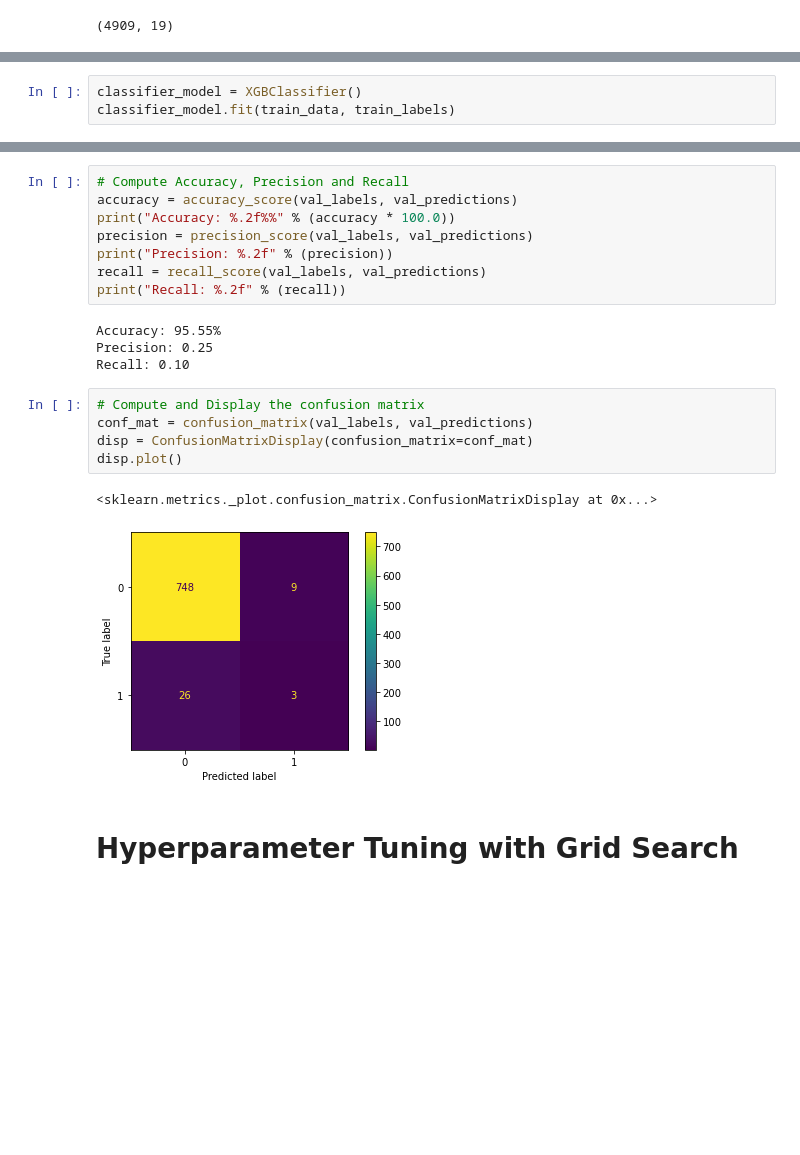
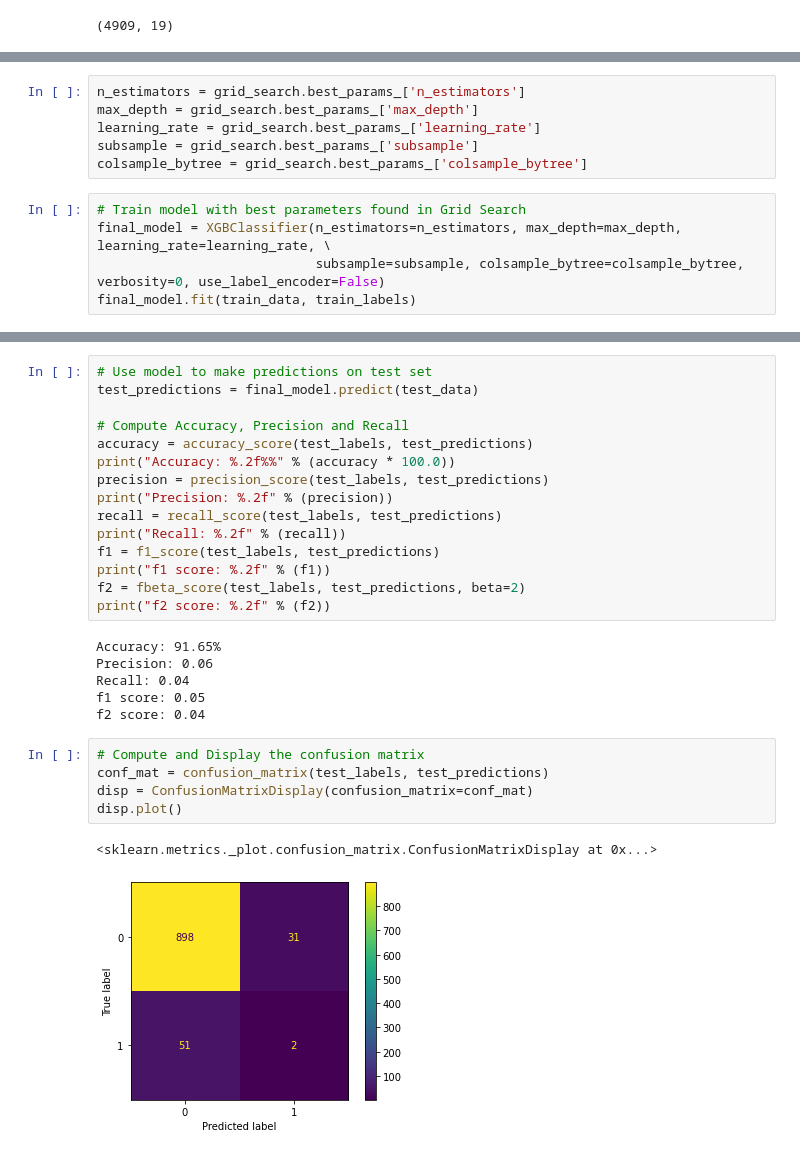
Before and after one commit to jamessalem/Stroke-Prediction, a Jupyter notebook: trainXGBoost.ipynb, the cells around one changed output, grey strips where cells are left out. Drawn from its saved outputs; the diff is of its cells as text; blank space fills up the shorter version.

Commit message:
Replace training with default parameters with a grid search hyperparameter tuning

```diff
--- a/trainXGBoost.ipynb
+++ b/trainXGBoost.ipynb
@@ -54,3 +116,0 @@ train_data.shape
-# %%
-classifier_model = XGBClassifier()
-classifier_model.fit(train_data, train_labels)
@@ -72,0 +117,11 @@ val_predictions = classifier_model.predict(val_data)
+# %%
+n_estimators = grid_search.best_params_['n_estimators']
+max_depth = grid_search.best_params_['max_depth']
+learning_rate = grid_search.best_params_['learning_rate']
+subsample = grid_search.best_params_['subsample']
+colsample_bytree = grid_search.best_params_['colsample_bytree']
+# %%
+# Train model with best parameters found in Grid Search
+final_model = XGBClassifier(n_estimators=n_estimators, max_depth=max_depth, learning_rate=learning_rate, \
+                            subsample=subsample, colsample_bytree=colsample_bytree, verbosity=0, use_label_encoder=False)
+final_model.fit(train_data, train_labels)
@@ -73,22 +142,29 @@ val_predictions = classifier_model.predict(val_data)
 # %%
+# Use model to make predictions on test set
+test_predictions = final_model.predict(test_data)
+
 # Compute Accuracy, Precision and Recall
-accuracy = accuracy_score(val_labels, val_predictions)
+accuracy = accuracy_score(test_labels, test_predictions)
 print("Accuracy: %.2f%%" % (accuracy * 100.0))
-precision = precision_score(val_labels, val_predictions)
+precision = precision_score(test_labels, test_predictions)
 print("Precision: %.2f" % (precision))
-recall = recall_score(val_labels, val_predictions)
+recall = recall_score(test_labels, test_predictions)
 print("Recall: %.2f" % (recall))
+f1 = f1_score(test_labels, test_predictions)
+print("f1 score: %.2f" % (f1))
+f2 = fbeta_score(test_labels, test_predictions, beta=2)
+print("f2 score: %.2f" % (f2))
 # %% [output]
-Accuracy: 95.55%
-Precision: 0.25
-Recall: 0.10
+Accuracy: 91.65%
+Precision: 0.06
+Recall: 0.04
+f1 score: 0.05
+f2 score: 0.04
 # %%
 # Compute and Display the confusion matrix
-conf_mat = confusion_matrix(val_labels, val_predictions)
+conf_mat = confusion_matrix(test_labels, test_predictions)
 disp = ConfusionMatrixDisplay(confusion_matrix=conf_mat)
 disp.plot()
 # %% [output]
 <sklearn.metrics._plot.confusion_matrix.ConfusionMatrixDisplay at 0x...>
-[figure, old version]
+[figure, new version]
-# %% [markdown]
-# Hyperparameter Tuning with Grid Search
```
Also changed, not shown: parts of 24 cells of this notebook.
